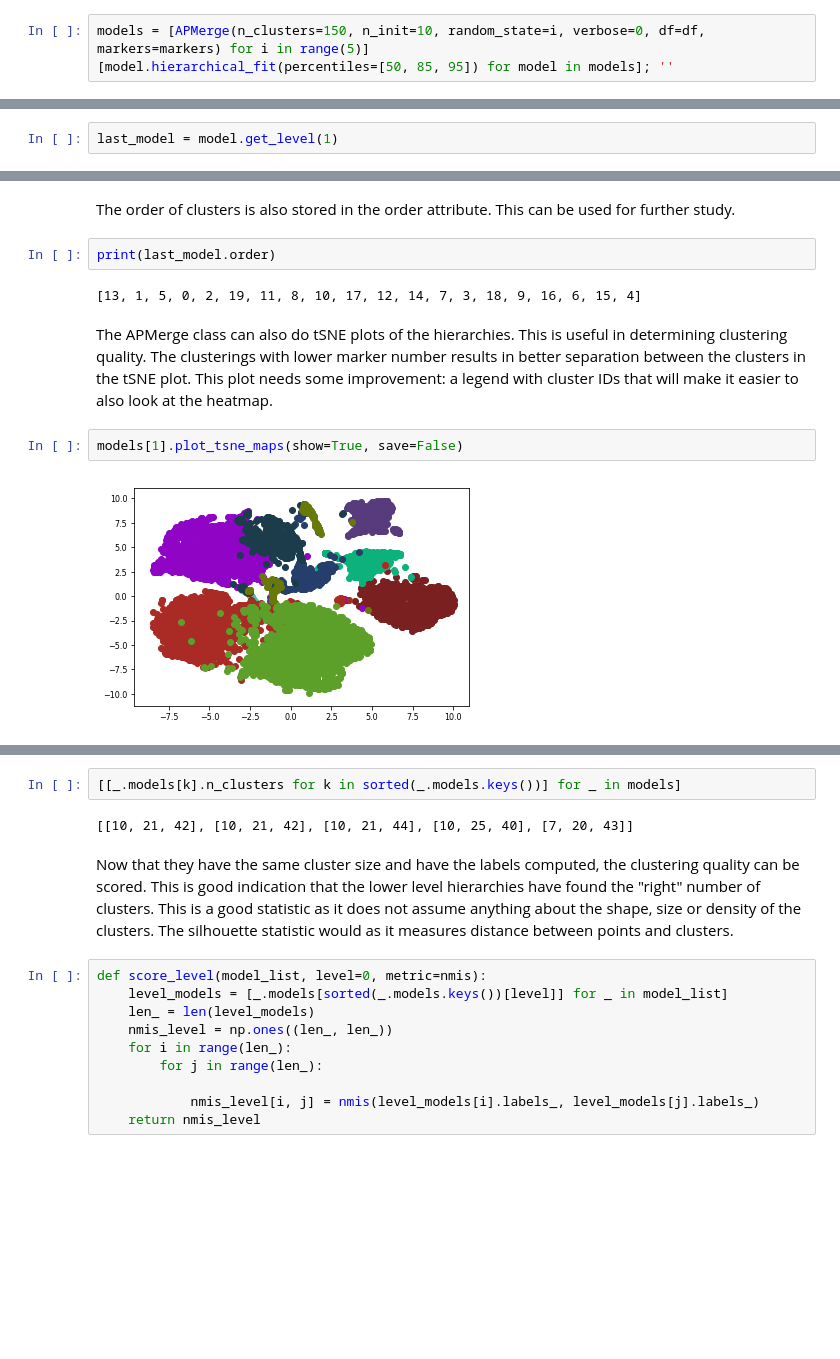
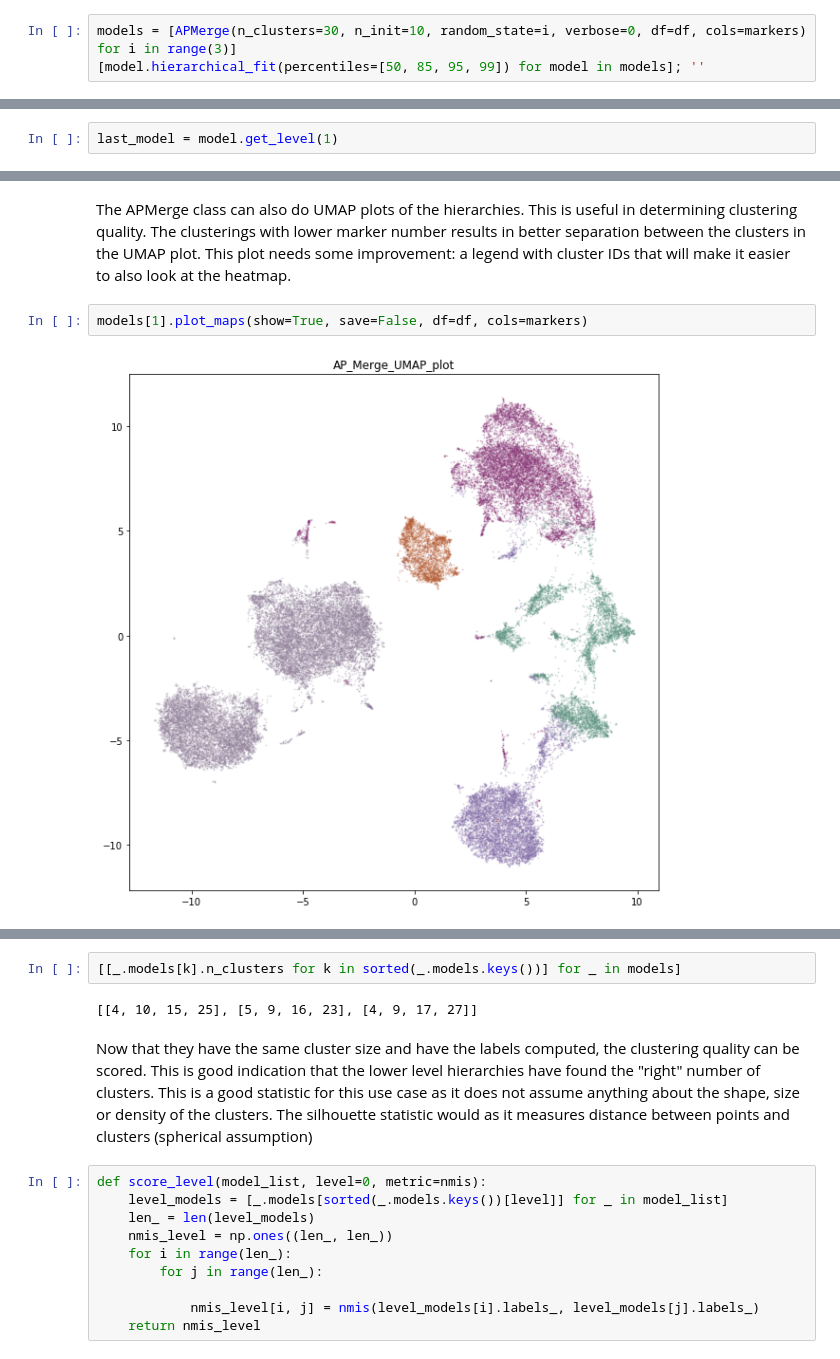
Before and after one commit to SimeonGeorgiev/msc_project, a Jupyter notebook: Hierarchical_AP.ipynb, the cells around one changed output, grey strips where cells are left out. Drawn from its saved outputs; the diff is of its cells as text; blank space fills up the shorter version.

Commit message:
replaced tSNE with UMAP, improved plots

```diff
--- a/Hierarchical_AP.ipynb
+++ b/Hierarchical_AP.ipynb
@@ -32,8 +31,8 @@ df, markers = load_df() # loads the Levine32 dimensions benchmark dataset.
 # %% [markdown]
 Create three hierarchical affinity propagation models with the same parameters, but a different random seed each.
 # %%
-models = [APMerge(n_clusters=150, n_init=10, random_state=i, verbose=0, df=df, markers=markers) for i in range(5)]
-[model.hierarchical_fit(percentiles=[50, 85, 95]) for model in models]; ''
+models = [APMerge(n_clusters=30, n_init=10, random_state=i, verbose=0, df=df, cols=markers) for i in range(3)]
+[model.hierarchical_fit(percentiles=[50, 85, 95, 99]) for model in models]; ''
 # %% [output]
 ''
 # %% [markdown]
@@ -81,14 +71,8 @@ last_model.heat_map
-# %% [markdown]
-The order of clusters is also stored in the order attribute. This can be used for further study.
-# %%
-print(last_model.order)
-# %% [output]
-[13, 1, 5, 0, 2, 19, 11, 8, 10, 17, 12, 14, 7, 3, 18, 9, 16, 6, 15, 4]
 # %% [markdown]
-The APMerge class can also do tSNE plots of the hierarchies. This is useful in determining clustering quality.
-The clusterings with lower marker number results in better separation between the clusters in the tSNE plot.
+The APMerge class can also do UMAP plots of the hierarchies. This is useful in determining clustering quality.
+The clusterings with lower marker number results in better separation between the clusters in the UMAP plot.
 This plot needs some improvement: a legend with cluster IDs that will make it easier to also look at the heatmap.
 # %%
-models[1].plot_tsne_maps(show=True, save=False)
+models[1].plot_maps(show=True, save=False, df=df, cols=markers)
 # %% [output]
-[figure, old version]
+[figure, new version]
@@ -97,10 +82,10 @@ models[1].plot_tsne_maps(show=True, save=False)
 # %%
 [[_.models[k].n_clusters for k in sorted(_.models.keys())] for _ in models]
 # %% [output]
-[[10, 21, 42], [10, 21, 42], [10, 21, 44], [10, 25, 40], [7, 20, 43]]
+[[4, 10, 15, 25], [5, 9, 16, 23], [4, 9, 17, 27]]
 # %% [markdown]
 Now that they have the same cluster size and have the labels computed, the clustering quality can be scored. This is good indication that the lower level hierarchies have found the "right" number of clusters.
-This is a good statistic as it does not assume anything about the shape, size or density of the clusters. The silhouette statistic would as it measures distance between points and clusters.
+This is a good statistic for this use case as it does not assume anything about the shape, size or density of the clusters. The silhouette statistic would as it measures distance between points and clusters (spherical assumption)
 # %%
 def score_level(model_list, level=0, metric=nmis):
     level_models = [_.models[sorted(_.models.keys())[level]] for _ in model_list]
```
Also changed, not shown: parts of 6 cells of this notebook, 5 other files.
